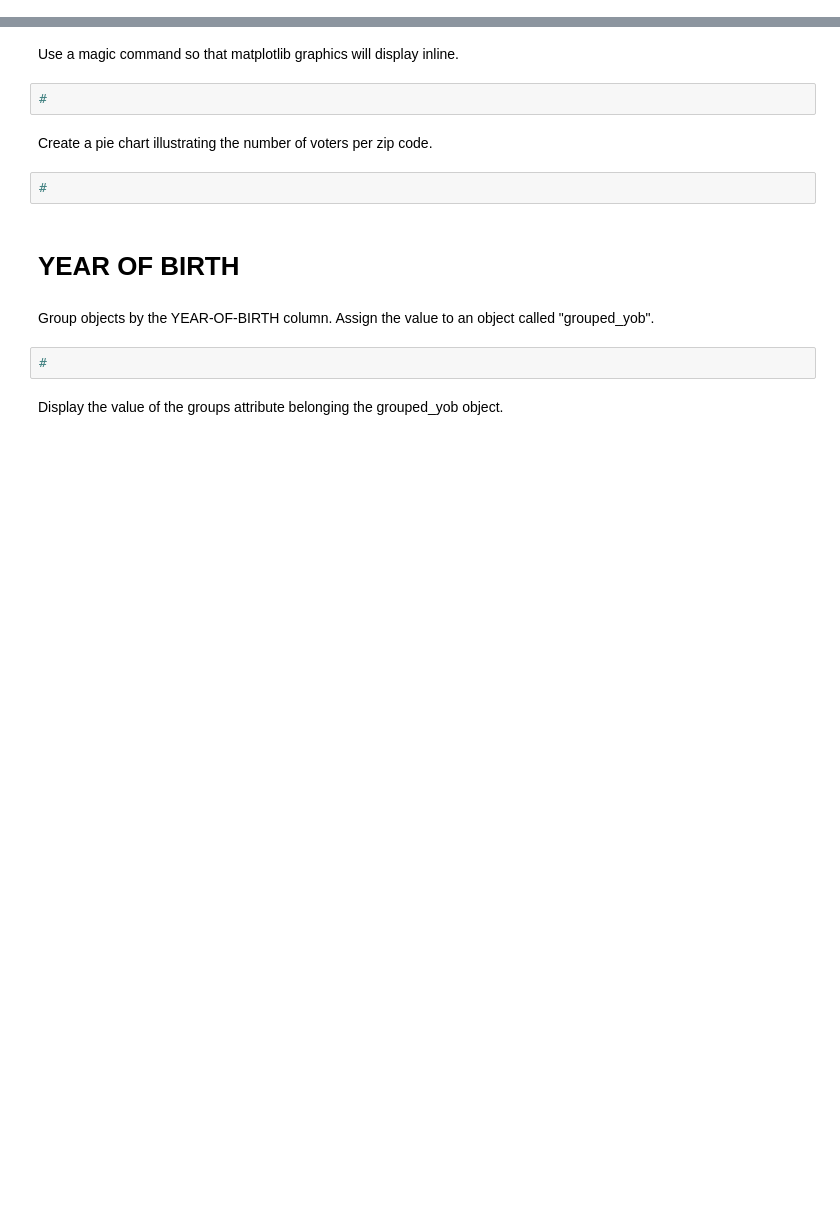
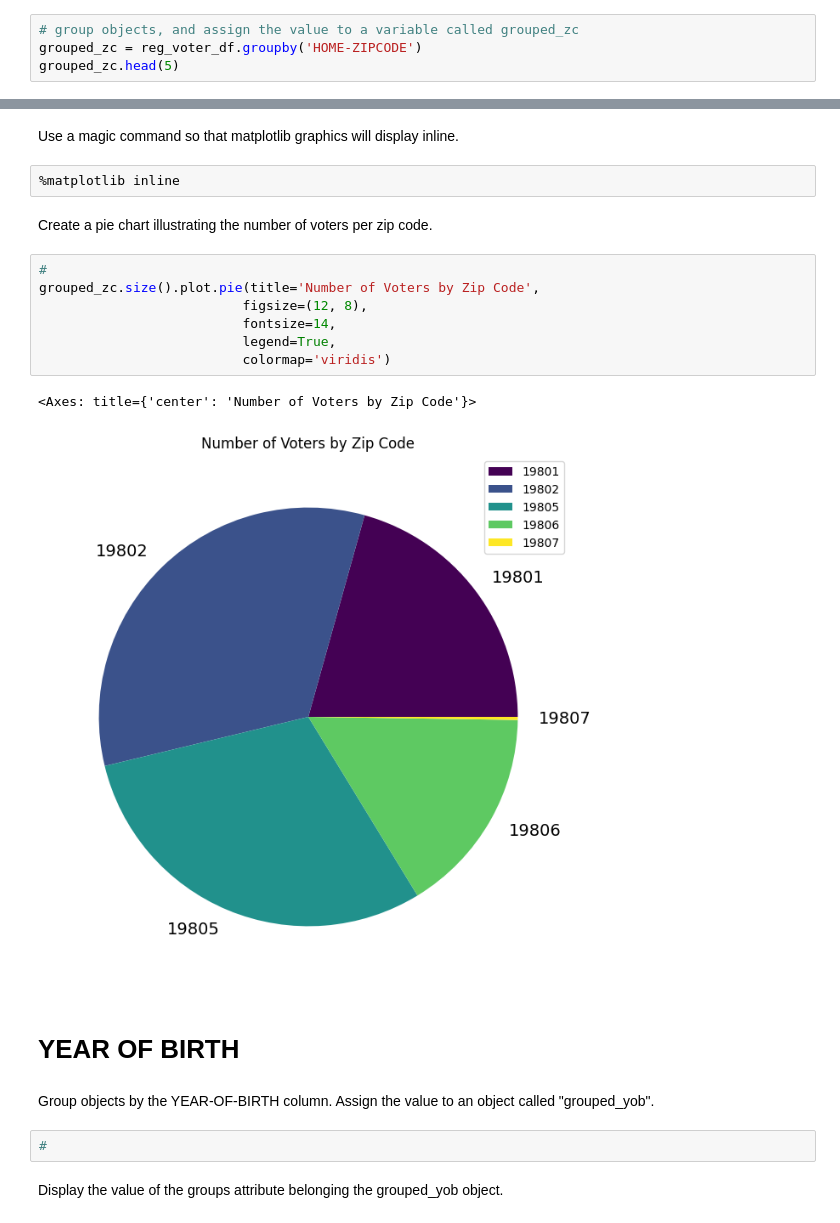
Before and after one commit to KunleAdeyanju/DataEngineering.Labs.RegisteredVotersFileWilmingtonDE, a Jupyter notebook: wilmington_de_registered_voters.ipynb, the cells around one changed output, grey strips where cells are left out. Drawn from its saved outputs; the diff is of its cells as text; blank space fills up the shorter version.

Commit message:
Completed up to Home Zip Code

```diff
--- a/wilmington_de_registered_voters.ipynb
+++ b/wilmington_de_registered_voters.ipynb
@@ -64,0 +63,4 @@ Group objects using the HOME-ZIPCODE column. Assign the value to a variable call
+# %%
+# group objects, and assign the value to a variable called grouped_zc
+grouped_zc = reg_voter_df.groupby('HOME-ZIPCODE')
+grouped_zc.head(5)
@@ -77,11 +118,19 @@ Invoke the size method on the grouped_zc object to find out how many items are a
 # %% [markdown]
 Use a magic command so that matplotlib graphics will display inline.
 # %%
-#
+%matplotlib inline
 # %% [markdown]
 Create a pie chart illustrating the number of voters per zip code.
-# %%
-#
+# %%
+#
+grouped_zc.size().plot.pie(title='Number of Voters by Zip Code',
+                          figsize=(12, 8),
+                          fontsize=14,
+                          legend=True,
+                          colormap='viridis')
+# %% [output]
+<Axes: title={'center': 'Number of Voters by Zip Code'}>
+[figure, added]
 # %% [markdown]
 # YEAR OF BIRTH
 # %% [markdown]
```
Also changed, not shown: parts of 7 cells of this notebook.
